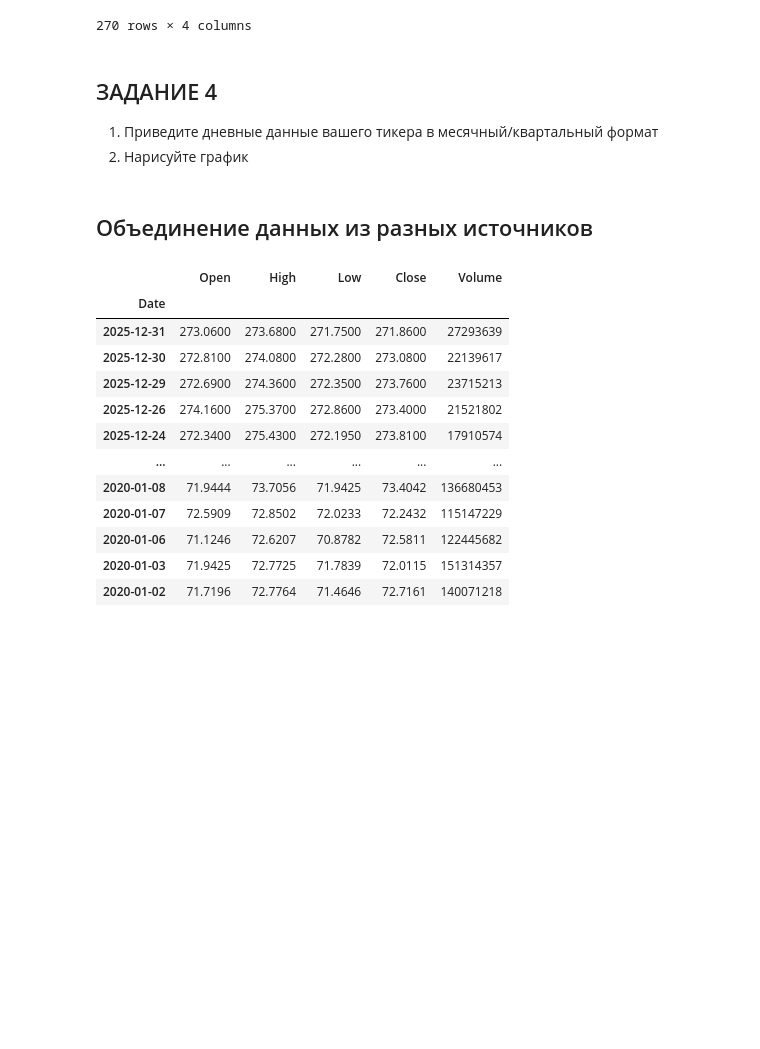
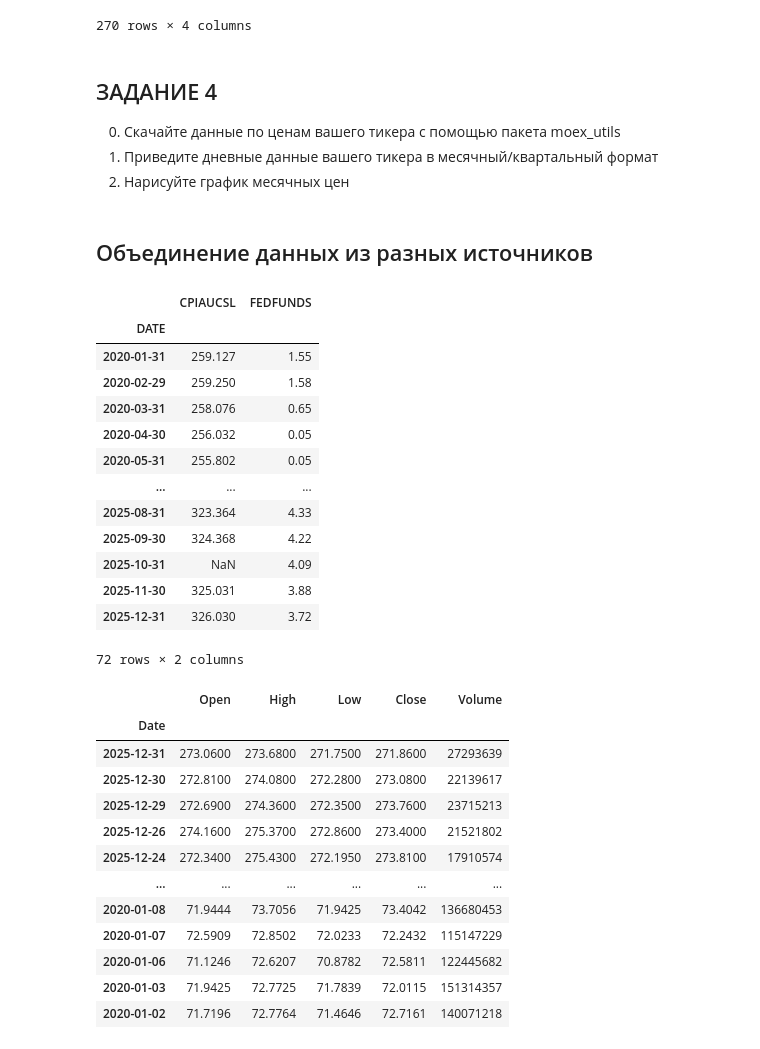
Before and after one commit to quantviews/financial-markets-2025, a Jupyter notebook: ipynb/Financial_data_and_preprocessing_in_Python_2025_ru.ipynb, the cells around one changed output. Cells and saved outputs as stored; diff of their text form; code cells hidden in the pictures; blank space fills up the shorter version.

```diff
--- a/ipynb/Financial_data_and_preprocessing_in_Python_2025_ru.ipynb
+++ b/ipynb/Financial_data_and_preprocessing_in_Python_2025_ru.ipynb
@@ -612,8 +636,9 @@ df['close'].resample('MS').ohlc()
 # %% [markdown]
 ## ЗАДАНИЕ 4
 
+0. Скачайте данные по ценам вашего тикера с помощью пакета moex_utils
 1. Приведите дневные данные вашего тикера в месячный/квартальный формат
-2. Нарисуйте график
+2. Нарисуйте график месячных цен
 # %% [markdown]
 ## Объединение данных из разных источников
 # %%
@@ -627,6 +652,23 @@ end   = dt.datetime(2025, 12, 31)
 # 1) Макро из FRED
 macro = pdr.DataReader(["CPIAUCSL", "FEDFUNDS"], "fred", start, end)
 macro = macro.resample("M").last()  # привели к месячной частоте
+# %%
+macro
+# %% [output]
+|  | CPIAUCSL | FEDFUNDS |
+| DATE |  |  |
+| 2020-01-31 | 259.127 | 1.55 |
+| 2020-02-29 | 259.250 | 1.58 |
+| 2020-03-31 | 258.076 | 0.65 |
+| 2020-04-30 | 256.032 | 0.05 |
+| 2020-05-31 | 255.802 | 0.05 |
+| ... | ... | ... |
+| 2025-08-31 | 323.364 | 4.33 |
+| 2025-09-30 | 324.368 | 4.22 |
+| 2025-10-31 | NaN | 4.09 |
+| 2025-11-30 | 325.031 | 3.88 |
+| 2025-12-31 | 326.030 | 3.72 |
+72 rows × 2 columns
 # %%
 # 2) Акция из Stooq
 aapl = pdr.DataReader("AAPL", "stooq", start, end)
```
Also changed, not shown: parts of 13 cells of this notebook.
